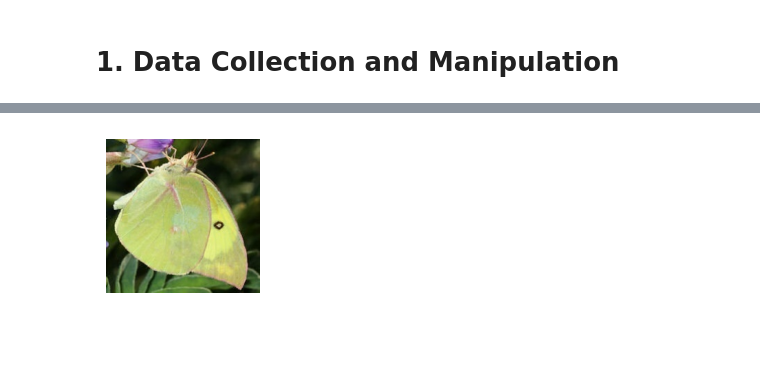
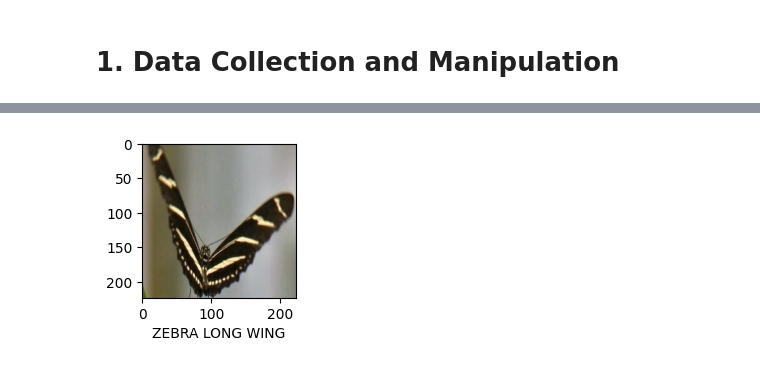
Before and after one commit to Stefano-Bozzi/LepidopterAI, a Jupyter notebook: Data_collection_and_manipulation.ipynb, the cells around one changed output, grey strips where cells are left out. Drawn from its saved outputs; the diff is of its cells as text; code cells hidden in the pictures; blank space fills up the shorter version.

```diff
--- a/Data_collection_and_manipulation.ipynb
+++ b/Data_collection_and_manipulation.ipynb
@@ -5,3 +5,11 @@ import numpy as np
 import tensorflow as tf
 import matplotlib.pyplot as plt
 import os
+import pandas as pd
+
+folder_path = "./archive/"
+# %%
+# Create a df with labels and corresponding image name
+csv_file_name = "Training_set.csv"
+df = pd.read_csv(os.path.join(folder_path, csv_file_name))
+display(df)
@@ -8,14 +30,15 @@ import os
 # %%
 # Check if the image format is valid and verify if TensorFlow can load the image, otherwise mark it as invalid.
 
-folder_path = "./archive/train/"
+images_path = "train"
+images_folder_path = os.path.join(folder_path, images_path)
 invalid_images = []
 dataset = []
 target_size = (224, 224)
 
-for filename in os.listdir(folder_path):
-    file_path = os.path.join(folder_path, filename)
-    print(filename, end='\r')
+for filename in df['filename']:
+    file_path = os.path.join(images_folder_path, filename)
+    print(filename)
     if os.path.isfile(file_path):
 
         # Check if the file extension is a supported image format
@@ -42,9 +65,15 @@ dataset_np = np.array(dataset)
 print()
 print("Invalid images list:", invalid_images)
 
-# Delete invalid images (uncomment to enable deletion)
+# Update the df with valid images only
+
+df = df[~df['filename'].isin(invalid_images)].reset_index(drop=True)
+
+#-------------------------------------------------------------------
+# Delete invalid images from disk (uncomment to enable deletion)
+
 # for invalid_file in invalid_images:
-#     file_path = os.path.join(folder_path, invalid_file)
+#     file_path = os.path.join(images_folder_path, invalid_file)
 #     try:
 #         os.remove(file_path)
 #         print(f"Deleted: {invalid_file}")
@@ -56,9 +99,10 @@ images checked
 Invalid images list: []
 # %%
 # check on dataset
+img_idex = 5314
 plt.figure(figsize=(2, 2))
-plt.imshow(dataset_np[0])
-plt.axis('off')  # Hide axes for better image display
+plt.imshow(dataset_np[img_idex])
+plt.xlabel(df.loc[img_idex, 'label'])
 plt.show()
 # %% [output]
-[figure, old version]
+[figure, new version]
```
Also changed, not shown: parts of 2 cells of this notebook.
